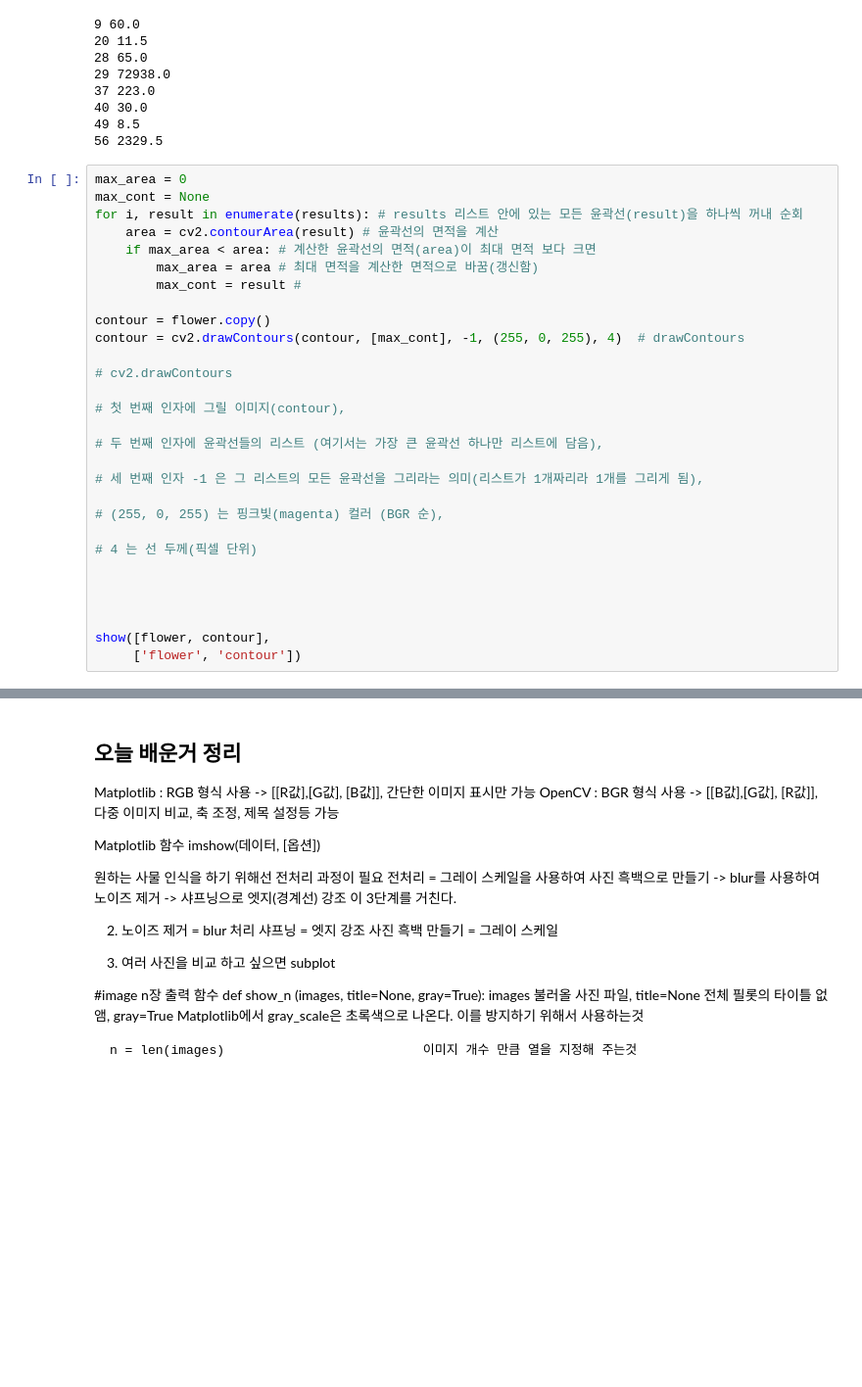
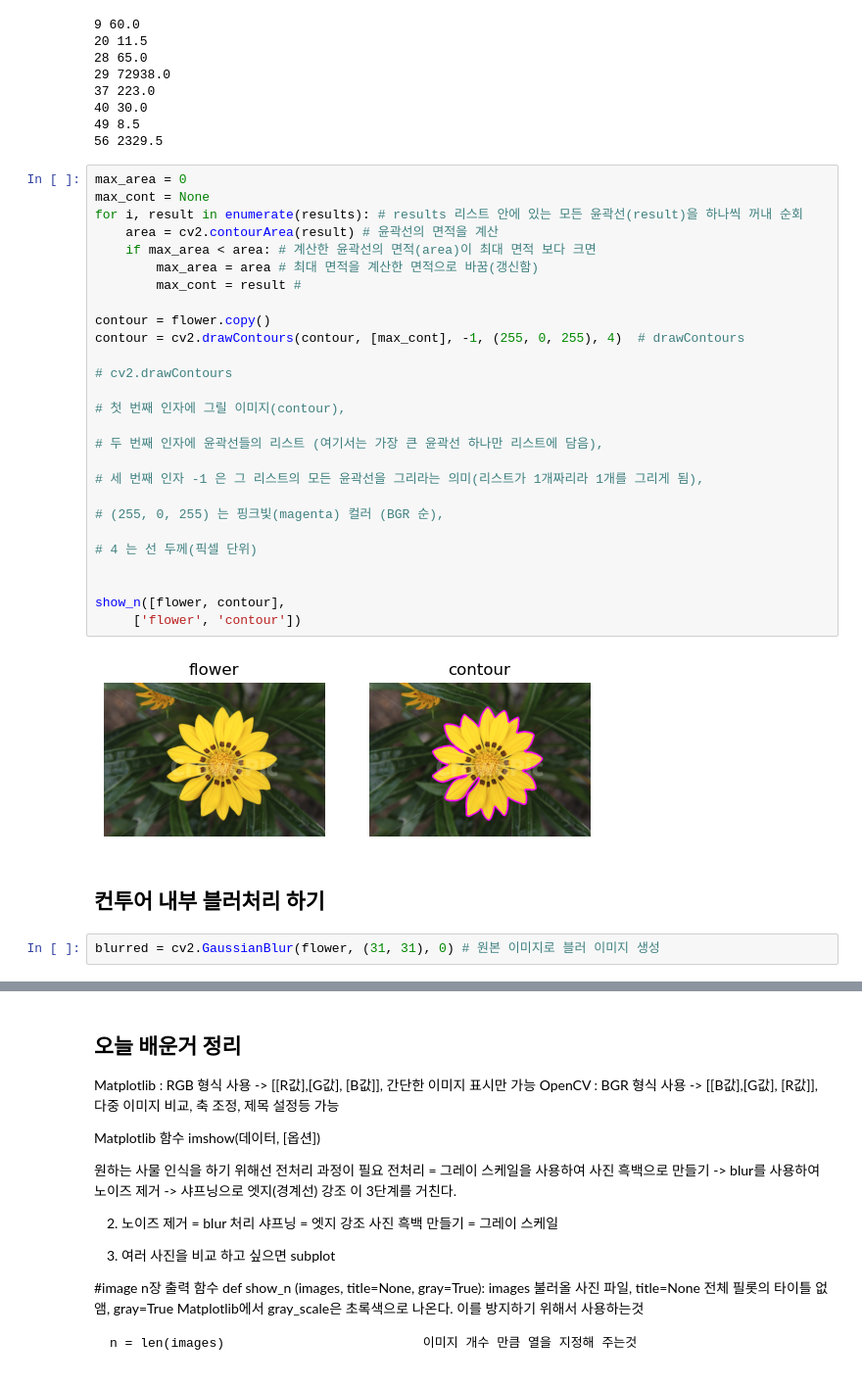
Before and after one commit to git-soon/study, a Jupyter notebook: jupyter_note/study/_04_23_openCV2.ipynb, the cells around one changed output, grey strips where cells are left out. Shown at 98% size. Drawn from its saved outputs; the diff is of its cells as text; blank space fills up the shorter version.

```diff
--- a/jupyter_note/study/_04_23_openCV2.ipynb
+++ b/jupyter_note/study/_04_23_openCV2.ipynb
@@ -255,29 +258,33 @@ for i, result in enumerate(results): # i는 없어도 된다
 # %%
 max_area = 0
 max_cont = None
 for i, result in enumerate(results): # results 리스트 안에 있는 모든 윤곽선(result)을 하나씩 꺼내 순회
     area = cv2.contourArea(result) # 윤곽선의 면적을 계산
     if max_area < area: # 계산한 윤곽선의 면적(area)이 최대 면적 보다 크면
         max_area = area # 최대 면적을 계산한 면적으로 바꿈(갱신함)
         max_cont = result #
 
 contour = flower.copy()
 contour = cv2.drawContours(contour, [max_cont], -1, (255, 0, 255), 4)  # drawContours
 
 # cv2.drawContours
 
 # 첫 번째 인자에 그릴 이미지(contour),
 
 # 두 번째 인자에 윤곽선들의 리스트 (여기서는 가장 큰 윤곽선 하나만 리스트에 담음),
 
 # 세 번째 인자 -1 은 그 리스트의 모든 윤곽선을 그리라는 의미(리스트가 1개짜리라 1개를 그리게 됨),
 
 # (255, 0, 255) 는 핑크빛(magenta) 컬러 (BGR 순),
 
 # 4 는 선 두께(픽셀 단위)
 
 
-
-
-show([flower, contour],
+show_n([flower, contour],
      ['flower', 'contour'])
+# %% [output]
+[figure, added]
+# %% [markdown]
+## 컨투어 내부 블러처리 하기
+# %%
+blurred = cv2.GaussianBlur(flower, (31, 31), 0) # 원본 이미지로 블러 이미지 생성
```
Also changed, not shown: parts of 4 cells of this notebook, 1 other file.
